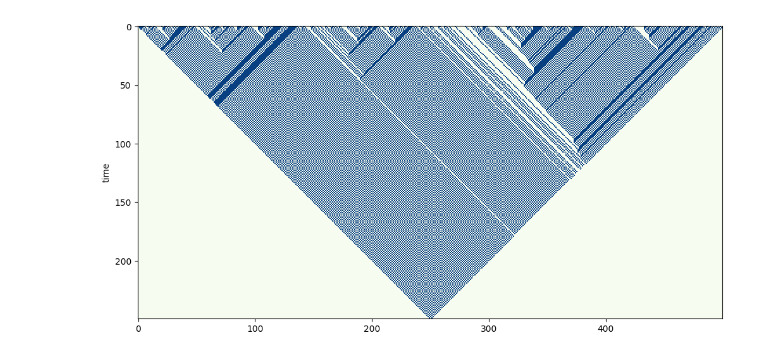
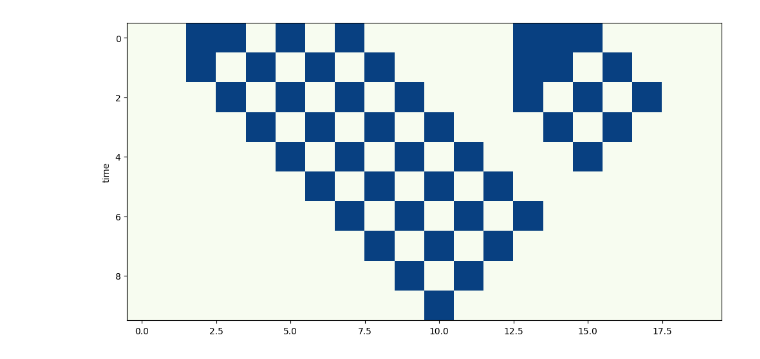
Before and after one commit to ThomasTenDamme/CSS-Group1, a Jupyter notebook: nb.ipynb, the cells around one changed output. Saved outputs shown, nothing was run; the diff lists cells and outputs as text; code cells hidden in the pictures.

```diff
--- a/nb.ipynb
+++ b/nb.ipynb
@@ -29,20 +29,20 @@ import numpy as np
 # %%
 importlib.reload(modules)
 from modules import triangulize_evolution
 
 p = 0.5
-L = 500
+L = 20
 T = int(L / 2)
 initial_state = ca_184.gen_initial_state_bernoulli(L, p)
 
 # print(cellular_automaton)
 cellular_automaton = cpl.evolve(initial_state, timesteps=T, memoize=True, apply_rule=lambda n, c, t: cpl.nks_rule(n, rule=184))
 cellular_automaton = triangulize_evolution(cellular_automaton)
 
 fig, ax = plt.subplots(figsize=(12, 6))  # Adjust the size as needed
 cpl.plot(cellular_automaton, colormap='GnBu')
 # %% [output]
-[figure, old version]
+[figure, new version]
 # %%
 importlib.reload(modules)
 from modules import find_elem_jams
```
Also changed, not shown: parts of 7 cells of this notebook, 1 other file.
